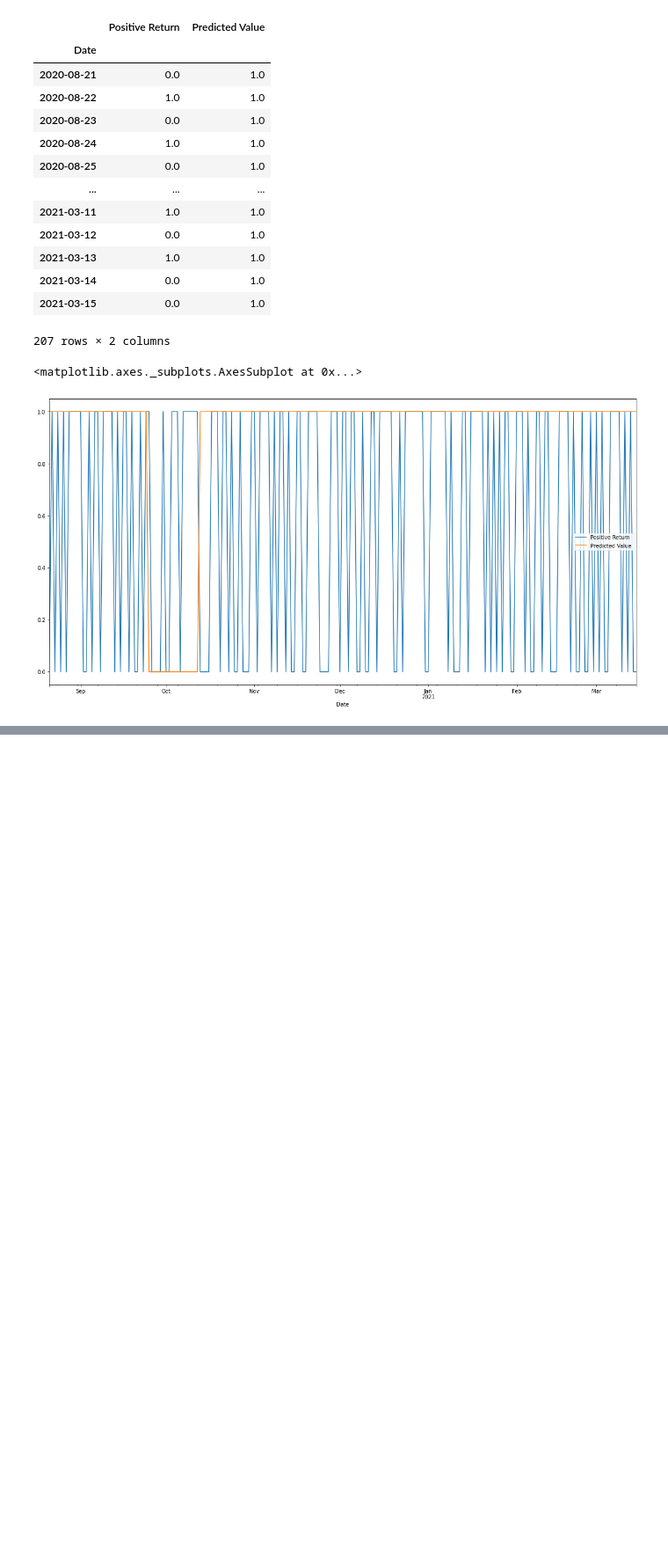
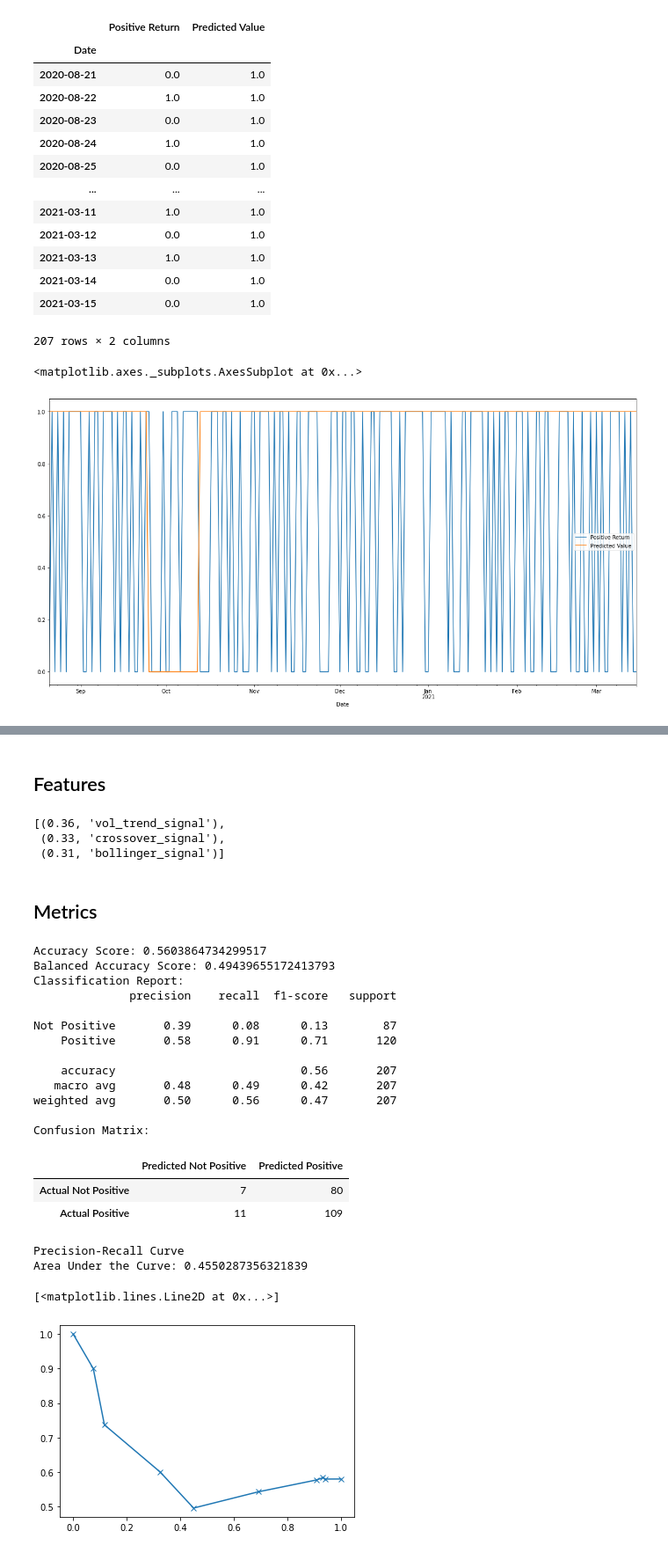
Before and after one commit to maxla777/Project-2, a Jupyter notebook: Monique/ML_models.ipynb, the cells around one changed output, grey strips where cells are left out. Shown: that part at 88% size. Drawn from its saved outputs; the diff is of its cells as text; code cells hidden in the pictures; blank space fills up the shorter version.

Commit message:
Update metrics

```diff
--- a/Monique/ML_models.ipynb
+++ b/Monique/ML_models.ipynb
@@ -374,0 +362,64 @@ Confusion Matrix:
+# %% [markdown]
+## Features
+# %%
+RF_importances = model.feature_importances_
+
+RF_importances_sorted = sorted(zip(model.feature_importances_, eth_signals.columns), reverse=True)
+RF_importances_sorted
+# %% [output]
+[(0.36, 'vol_trend_signal'),
+ (0.33, 'crossover_signal'),
+ (0.31, 'bollinger_signal')]
+# %% [markdown]
+## Metrics
+# %%
+# Will make this a def function so that it's cleaner and easier to read in the final output for each model
+# Compute confusion matrix
+RF_cm = confusion_matrix(y_test, RF_predictions)
+# Create a DataFrame with the labelled classes
+RF_cm_df = pd.DataFrame(
+    RF_cm, index=['Actual Not Positive', 'Actual Positive'], columns=['Predicted Not Positive', 'Predicted Positive']
+)
+# Set target names for the classification report
+RF_target_names = ['Not Positive', 'Positive']
+# Compute the accuracy score
+RF_acc_score = accuracy_score(y_test, RF_predictions)
+# Compute the balanced accuracy score
+RF_bal_acc_score = balanced_accuracy_score(y_test, RF_predictions)
+# Predict class probabilities for the features
+RF_probs = model.predict_proba(X_test)[:,1]
+# Compute precision-recall pairs
+RF_precision, RF_recall, _ = precision_recall_curve(y_test, RF_probs, pos_label=1)
+# Compute the AUPRC - the area under the curve
+auprc_score = roc_auc_score(y_test, RF_probs)
+# %%
+print("Accuracy Score:", RF_acc_score)
+print("Balanced Accuracy Score:", RF_bal_acc_score)
+print("Classification Report:")
+print(classification_report(y_test, RF_predictions, target_names=RF_target_names))
+print("Confusion Matrix:")
+display(RF_cm_df)
+print("Precision-Recall Curve")
+print("Area Under the Curve:", auprc_score)
+plt.plot(RF_recall, RF_precision, marker='x')
+# %% [output]
+Accuracy Score: 0.5603864734299517
+Balanced Accuracy Score: 0.49439655172413793
+Classification Report:
+              precision    recall  f1-score   support
+
+Not Positive       0.39      0.08      0.13        87
+    Positive       0.58      0.91      0.71       120
+
+    accuracy                           0.56       207
+   macro avg       0.48      0.49      0.42       207
+weighted avg       0.50      0.56      0.47       207
+
+Confusion Matrix:
+|  | Predicted Not Positive | Predicted Positive |
+| Actual Not Positive | 7 | 80 |
+| Actual Positive | 11 | 109 |
+Precision-Recall Curve
+Area Under the Curve: 0.4550287356321839
+[<matplotlib.lines.Line2D at 0x...>]
+[figure, added]
```
Also changed, not shown: parts of 10 cells of this notebook.
